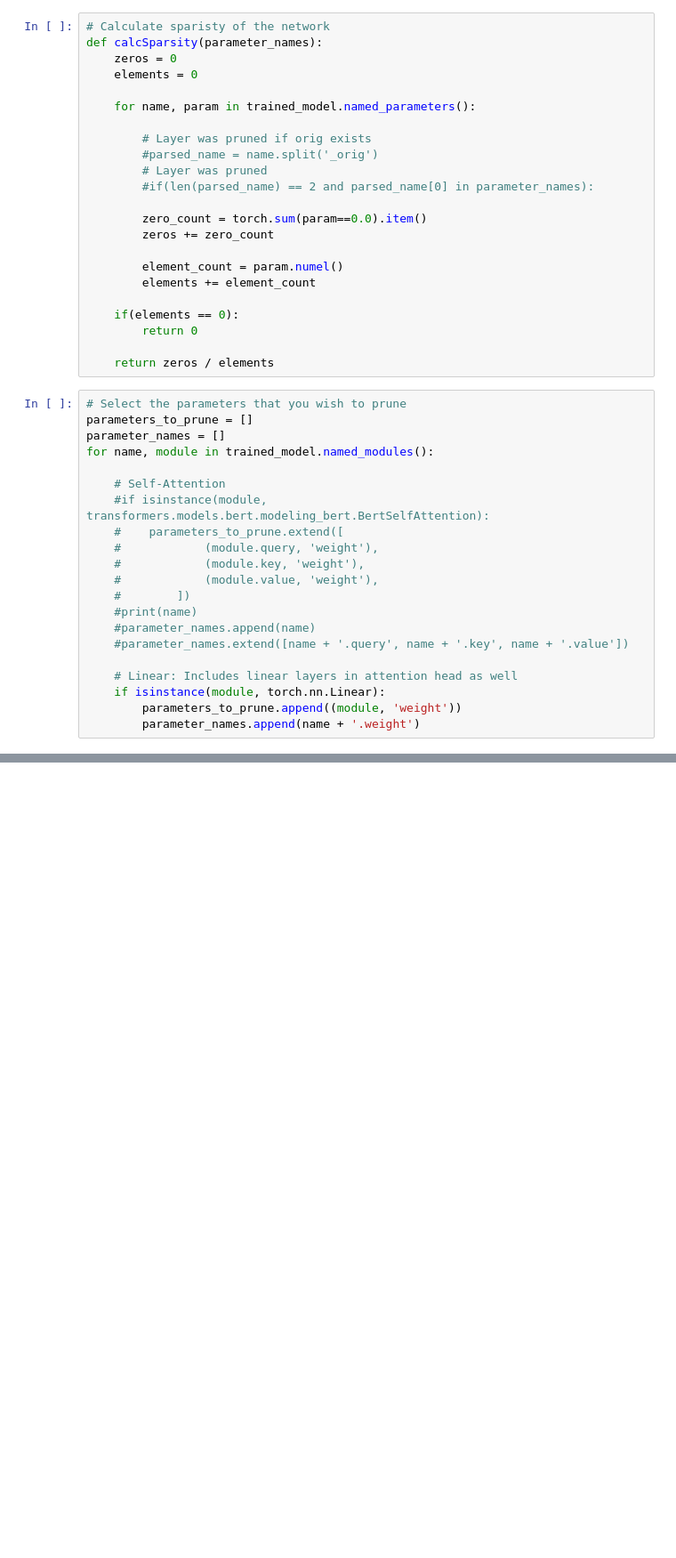
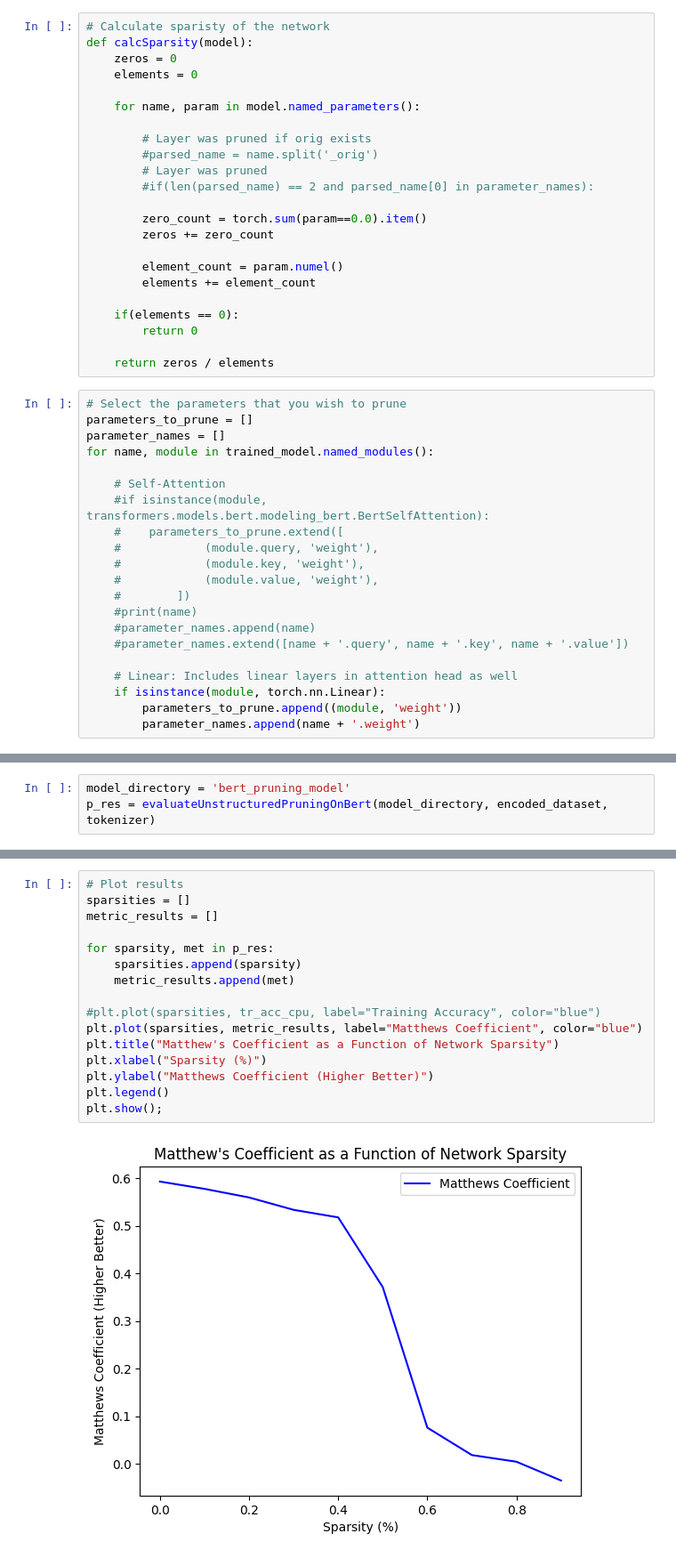
Before and after one commit to Akettle44/LLMs-What-Can-Pruning-Tell-Us, a Jupyter notebook: notebooks/pruning.ipynb, the cells around one changed output, grey strips where cells are left out. Shown at 89% size. Drawn from its saved outputs; the diff is of its cells as text; blank space fills up the shorter version.

Commit message:
Seeing correct pruning results for a particular task in pytorch

```diff
--- a/notebooks/pruning.ipynb
+++ b/notebooks/pruning.ipynb
@@ -165,11 +166,11 @@ True
 trained_model = transformers.BertForSequenceClassification.from_pretrained('bert_pruning_model', num_labels=num_labels)
 # %%
 # Calculate sparisty of the network
-def calcSparsity(parameter_names):
+def calcSparsity(model):
     zeros = 0
     elements = 0
 
-    for name, param in trained_model.named_parameters():
+    for name, param in model.named_parameters():
 
         # Layer was pruned if orig exists
         #parsed_name = name.split('_orig')
@@ -222,0 +309,3 @@ calcSparsity(parameter_names)
+# %%
+model_directory = 'bert_pruning_model'
+p_res = evaluateUnstructuredPruningOnBert(model_directory, encoded_dataset, tokenizer)
@@ -222,0 +327,18 @@ calcSparsity(parameter_names)
+# %%
+# Plot results
+sparsities = []
+metric_results = []
+
+for sparsity, met in p_res:
+    sparsities.append(sparsity)
+    metric_results.append(met)
+
+#plt.plot(sparsities, tr_acc_cpu, label="Training Accuracy", color="blue")
+plt.plot(sparsities, metric_results, label="Matthews Coefficient", color="blue")
+plt.title("Matthew's Coefficient as a Function of Network Sparsity")
+plt.xlabel("Sparsity (%)")
+plt.ylabel("Matthews Coefficient (Higher Better)")
+plt.legend()
+plt.show();
+# %% [output]
+[figure, added]
```
Also changed, not shown: parts of 10 cells of this notebook.
